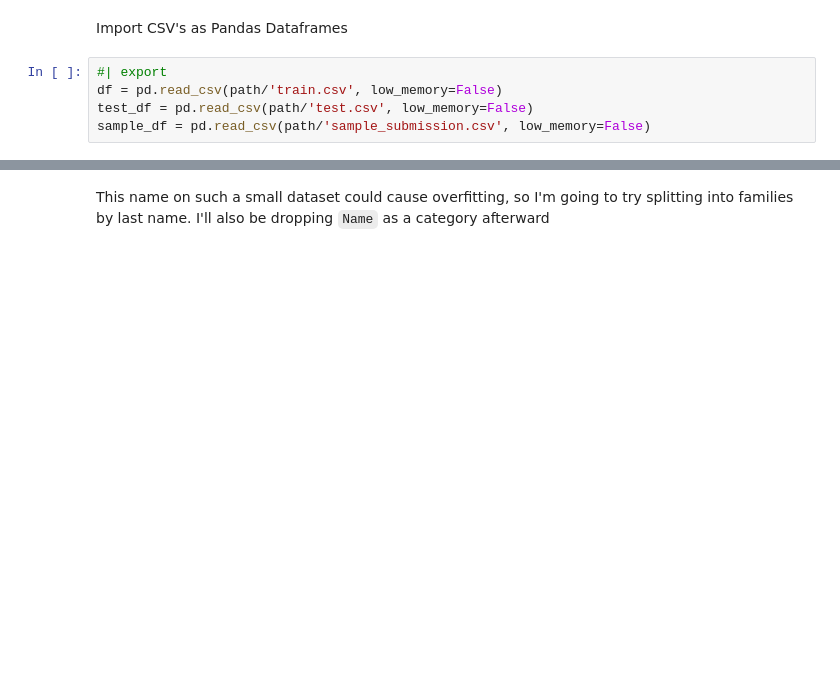
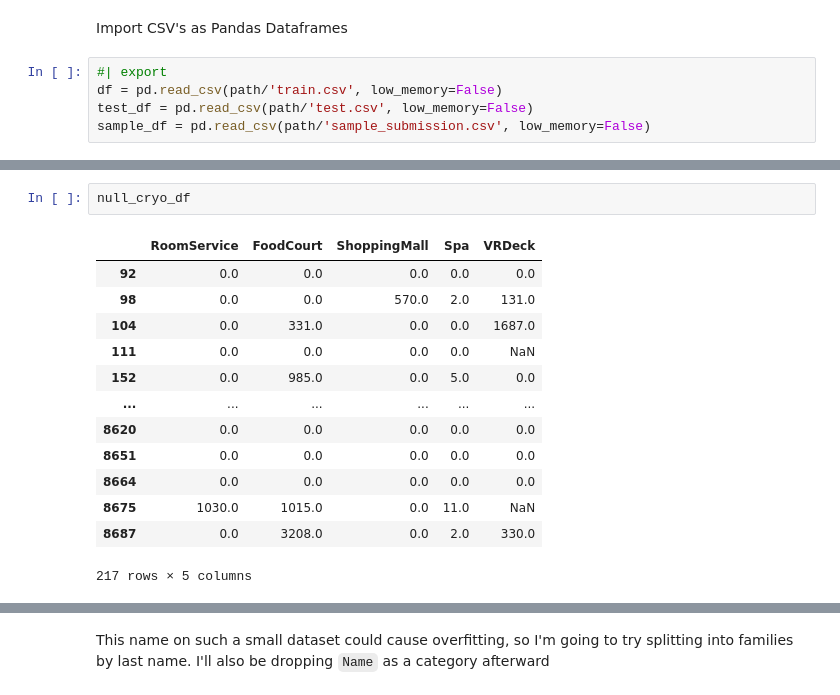
Before and after one commit to peterbull/spaceship-titanic, a Jupyter notebook: spaceship-titanic-fastai.ipynb, the cells around one changed output, grey strips where cells are left out. Cells and saved outputs as stored; diff of their text form; blank space fills up the shorter version.

```diff
--- a/spaceship-titanic-fastai.ipynb
+++ b/spaceship-titanic-fastai.ipynb
@@ -74,0 +97,16 @@ len(df)
+# %%
+null_cryo_df
+# %% [output]
+|  | RoomService | FoodCourt | ShoppingMall | Spa | VRDeck |
+| 92 | 0.0 | 0.0 | 0.0 | 0.0 | 0.0 |
+| 98 | 0.0 | 0.0 | 570.0 | 2.0 | 131.0 |
+| 104 | 0.0 | 331.0 | 0.0 | 0.0 | 1687.0 |
+| 111 | 0.0 | 0.0 | 0.0 | 0.0 | NaN |
+| 152 | 0.0 | 985.0 | 0.0 | 5.0 | 0.0 |
+| ... | ... | ... | ... | ... | ... |
+| 8620 | 0.0 | 0.0 | 0.0 | 0.0 | 0.0 |
+| 8651 | 0.0 | 0.0 | 0.0 | 0.0 | 0.0 |
+| 8664 | 0.0 | 0.0 | 0.0 | 0.0 | 0.0 |
+| 8675 | 1030.0 | 1015.0 | 0.0 | 11.0 | NaN |
+| 8687 | 0.0 | 3208.0 | 0.0 | 2.0 | 330.0 |
+217 rows × 5 columns
```
Also changed, not shown: parts of 52 cells of this notebook.
